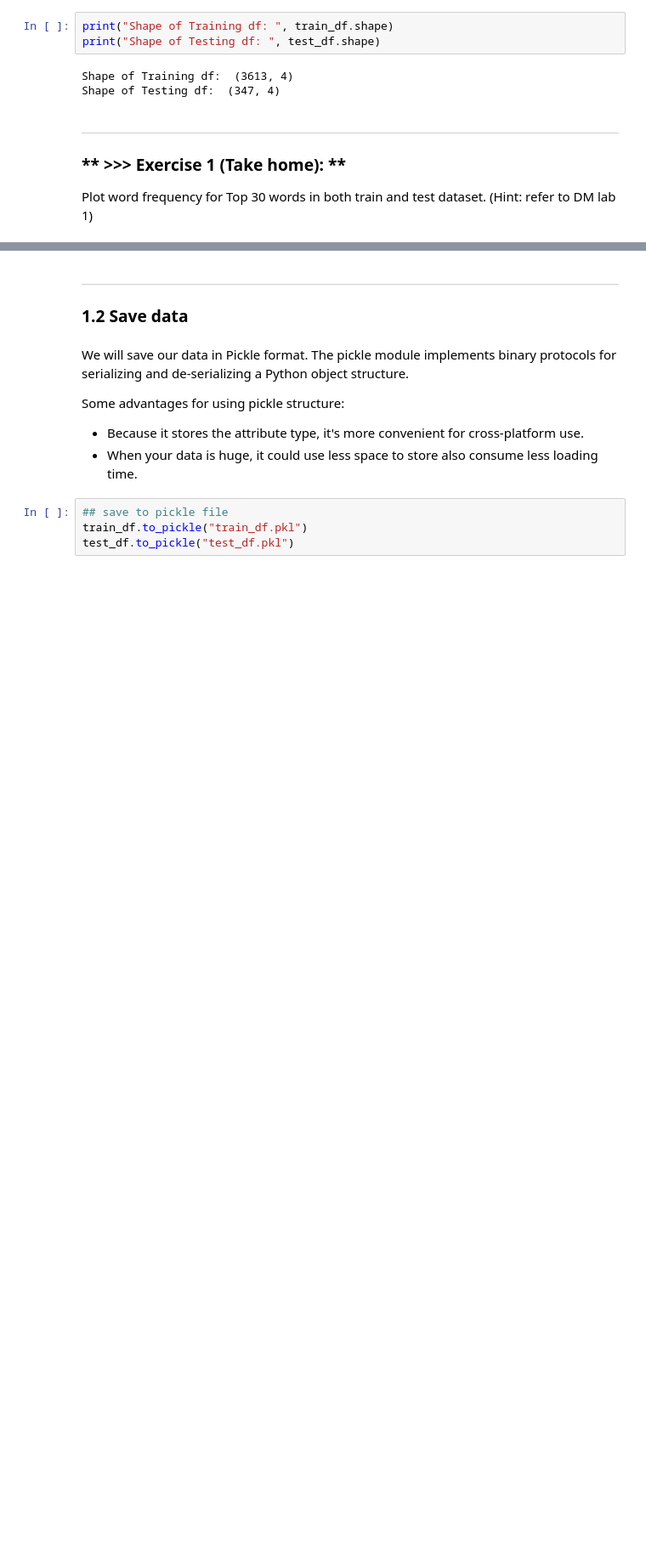
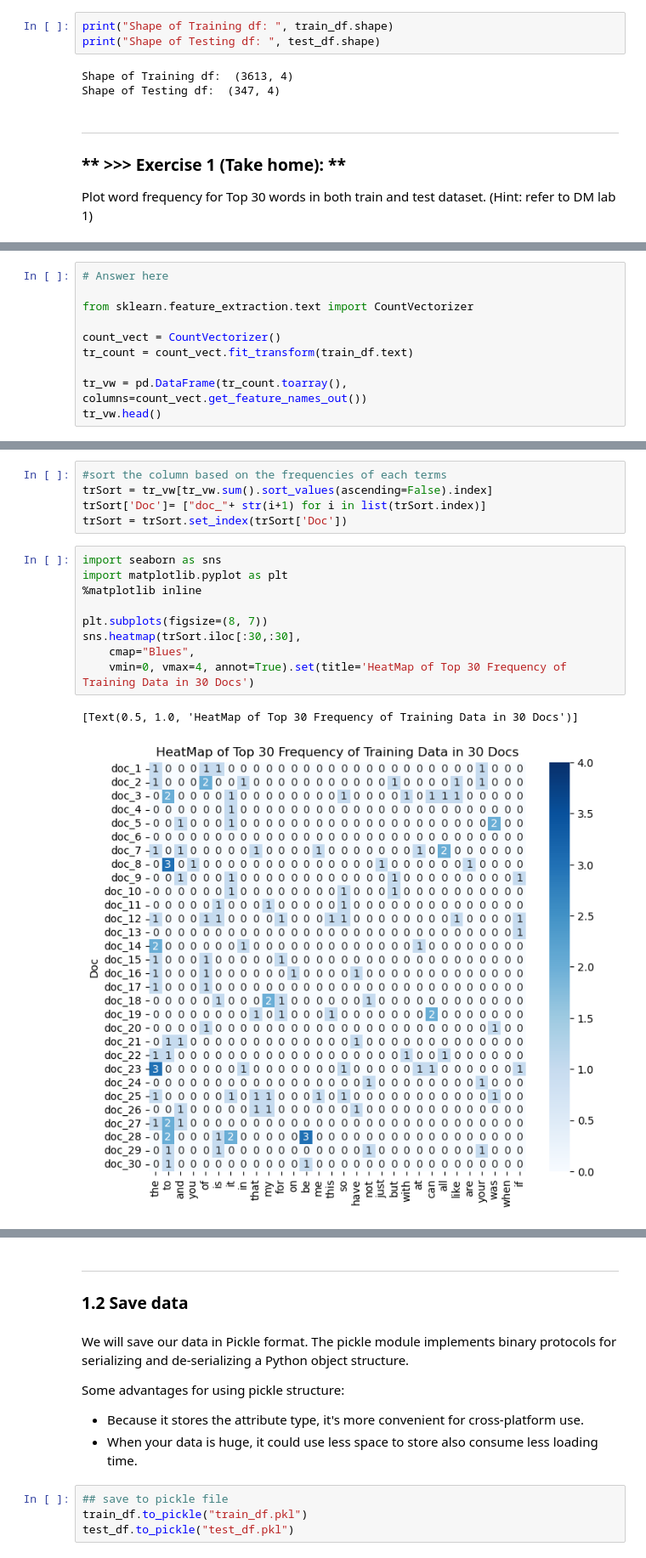
Before and after one commit to beeichigo/DM2023-Lab2-Master, a Jupyter notebook: DM2023-Lab2-Master.ipynb, the cells around one changed output, grey strips where cells are left out. Shown: that part at 85% size. Saved outputs shown, nothing was run; the diff lists cells and outputs as text; blank space fills up the shorter version.

```diff
--- a/DM2023-Lab2-Master.ipynb
+++ b/DM2023-Lab2-Master.ipynb
@@ -119,0 +118,10 @@ Plot word frequency for Top 30 words in both train and test dataset. (Hint: refe
+# %%
+# Answer here
+
+from sklearn.feature_extraction.text import CountVectorizer
+
+count_vect = CountVectorizer()
+tr_count = count_vect.fit_transform(train_df.text)
+
+tr_vw = pd.DataFrame(tr_count.toarray(), columns=count_vect.get_feature_names_out())
+tr_vw.head()
@@ -119,0 +136,17 @@ Plot word frequency for Top 30 words in both train and test dataset. (Hint: refe
+# %%
+#sort the column based on the frequencies of each terms
+trSort = tr_vw[tr_vw.sum().sort_values(ascending=False).index]
+trSort['Doc']= ["doc_"+ str(i+1) for i in list(trSort.index)]
+trSort = trSort.set_index(trSort['Doc'])
+# %%
+import seaborn as sns
+import matplotlib.pyplot as plt
+%matplotlib inline
+
+plt.subplots(figsize=(8, 7))
+sns.heatmap(trSort.iloc[:30,:30],
+    cmap="Blues",
+    vmin=0, vmax=4, annot=True).set(title='HeatMap of Top 30 Frequency of Training Data in 30 Docs')
+# %% [output]
+[Text(0.5, 1.0, 'HeatMap of Top 30 Frequency of Training Data in 30 Docs')]
+[figure, added]
```
Also changed, not shown: parts of 57 cells of this notebook, 8 other files.
